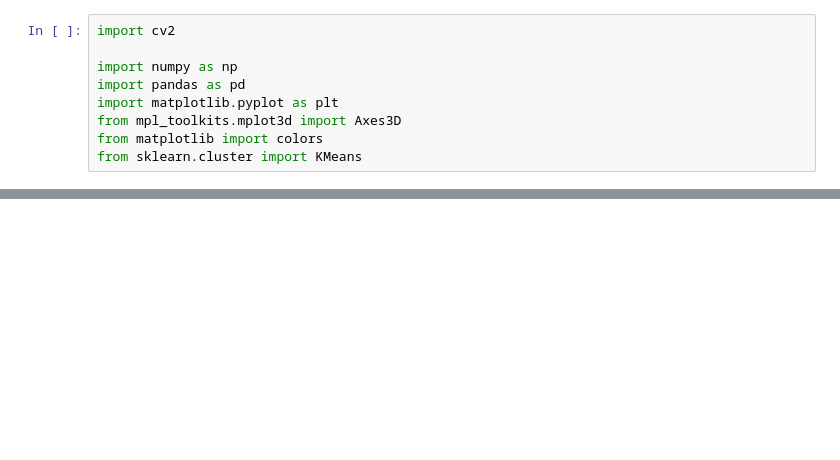
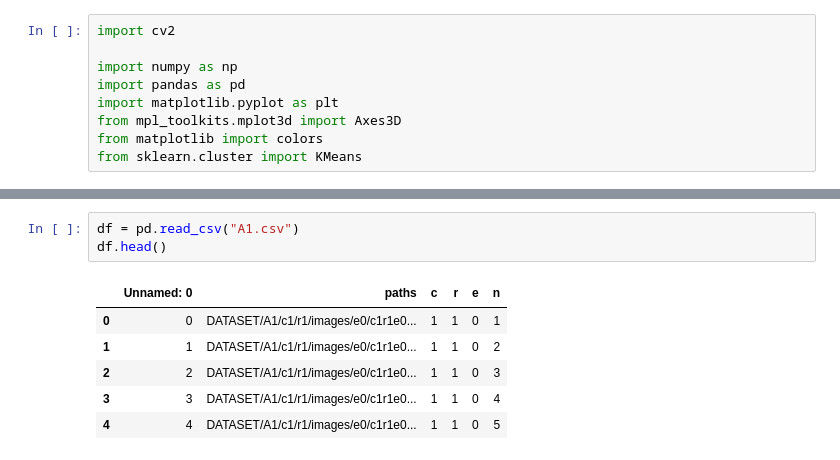
Before and after one commit to Haradai/HACKEPS2022_uglyfabric, a Jupyter notebook: csv_creation.ipynb, the cells around one changed output, grey strips where cells are left out. Cells and saved outputs as stored; diff of their text form; blank space fills up the shorter version.

```diff
--- a/csv_creation.ipynb
+++ b/csv_creation.ipynb
@@ -39,0 +44,10 @@ plt.imshow(blackAndWhiteImage4)
+# %%
+df = pd.read_csv("A1.csv")
+df.head()
+# %% [output]
+|  | Unnamed: 0 | paths | c | r | e | n |
+| 0 | 0 | DATASET/A1/c1/r1/images/e0/c1r1e0... | 1 | 1 | 0 | 1 |
+| 1 | 1 | DATASET/A1/c1/r1/images/e0/c1r1e0... | 1 | 1 | 0 | 2 |
+| 2 | 2 | DATASET/A1/c1/r1/images/e0/c1r1e0... | 1 | 1 | 0 | 3 |
+| 3 | 3 | DATASET/A1/c1/r1/images/e0/c1r1e0... | 1 | 1 | 0 | 4 |
+| 4 | 4 | DATASET/A1/c1/r1/images/e0/c1r1e0... | 1 | 1 | 0 | 5 |
```
Also changed, not shown: parts of 3 cells of this notebook, 4 other files.
